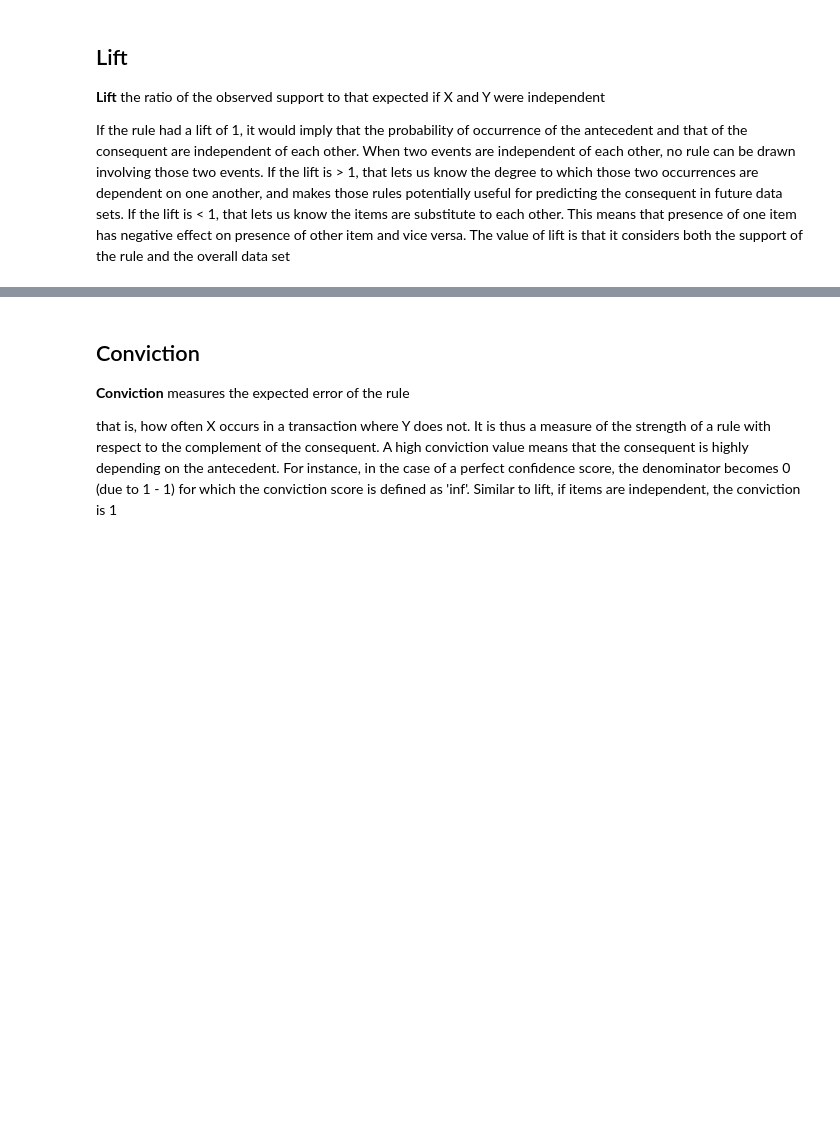
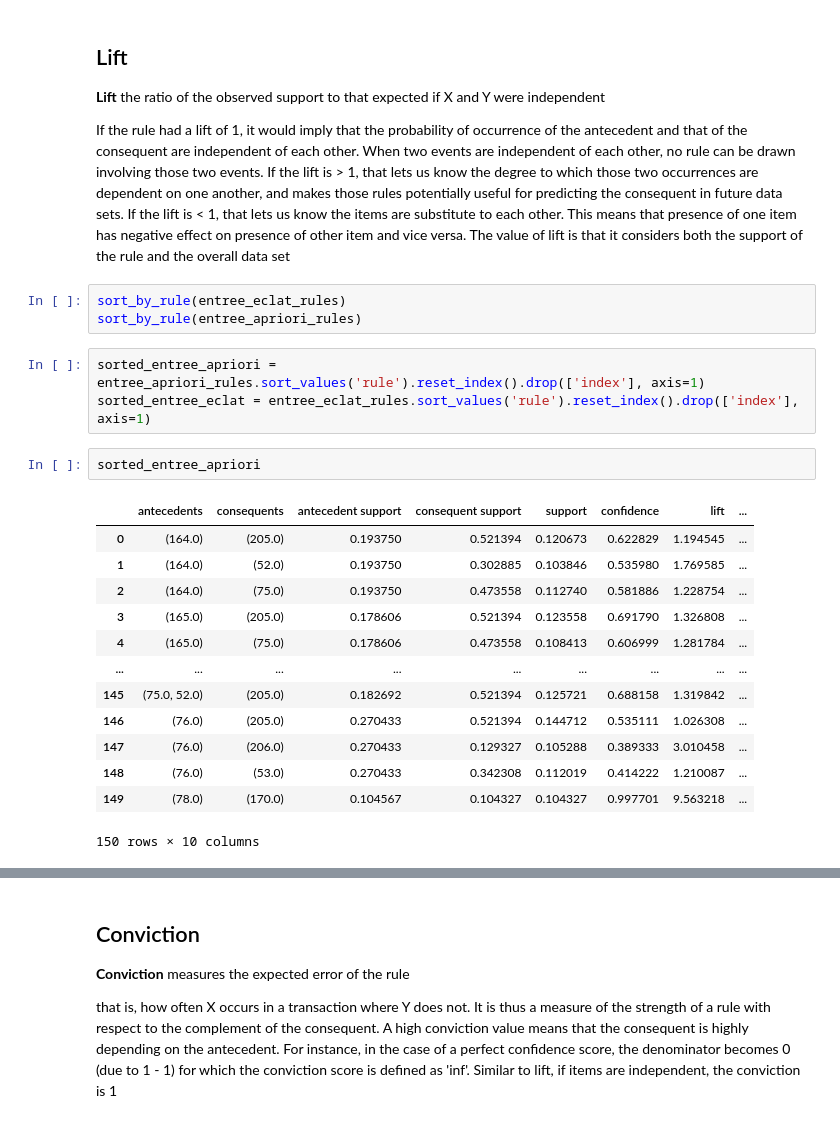
Before and after one commit to mlilyd/DS1_RuleMining, a Jupyter notebook: confiction_lift.ipynb, the cells around one changed output, grey strips where cells are left out. Cells and saved outputs as stored; diff of their text form; blank space fills up the shorter version.

```diff
--- a/confiction_lift.ipynb
+++ b/confiction_lift.ipynb
@@ -33,5 +64,27 @@ If the rule had a lift of 1, it would imply that the probability of occurrence o
 If the lift is > 1, that lets us know the degree to which those two occurrences are dependent on one another, and makes those rules potentially useful for predicting the consequent in future data sets.
 If the lift is < 1, that lets us know the items are substitute to each other. This means that presence of one item has negative effect on presence of other item and vice versa.
 The value of lift is that it considers both the support of the rule and the overall data set
+# %%
+sort_by_rule(entree_eclat_rules)
+sort_by_rule(entree_apriori_rules)
+# %%
+sorted_entree_apriori = entree_apriori_rules.sort_values('rule').reset_index().drop(['index'], axis=1)
+sorted_entree_eclat = entree_eclat_rules.sort_values('rule').reset_index().drop(['index'], axis=1)
+# %%
+sorted_entree_apriori
+# %% [output]
+|  | antecedents | consequents | antecedent support | consequent support | support | confidence | lift | ... |
+| 0 | (164.0) | (205.0) | 0.193750 | 0.521394 | 0.120673 | 0.622829 | 1.194545 | ... |
+| 1 | (164.0) | (52.0) | 0.193750 | 0.302885 | 0.103846 | 0.535980 | 1.769585 | ... |
+| 2 | (164.0) | (75.0) | 0.193750 | 0.473558 | 0.112740 | 0.581886 | 1.228754 | ... |
+| 3 | (165.0) | (205.0) | 0.178606 | 0.521394 | 0.123558 | 0.691790 | 1.326808 | ... |
+| 4 | (165.0) | (75.0) | 0.178606 | 0.473558 | 0.108413 | 0.606999 | 1.281784 | ... |
+| ... | ... | ... | ... | ... | ... | ... | ... | ... |
+| 145 | (75.0, 52.0) | (205.0) | 0.182692 | 0.521394 | 0.125721 | 0.688158 | 1.319842 | ... |
+| 146 | (76.0) | (205.0) | 0.270433 | 0.521394 | 0.144712 | 0.535111 | 1.026308 | ... |
+| 147 | (76.0) | (206.0) | 0.270433 | 0.129327 | 0.105288 | 0.389333 | 3.010458 | ... |
+| 148 | (76.0) | (53.0) | 0.270433 | 0.342308 | 0.112019 | 0.414222 | 1.210087 | ... |
+| 149 | (78.0) | (170.0) | 0.104567 | 0.104327 | 0.104327 | 0.997701 | 9.563218 | ... |
+150 rows × 10 columns
 # %%
 
```
Also changed, not shown: parts of 7 cells of this notebook, 1 other file.
